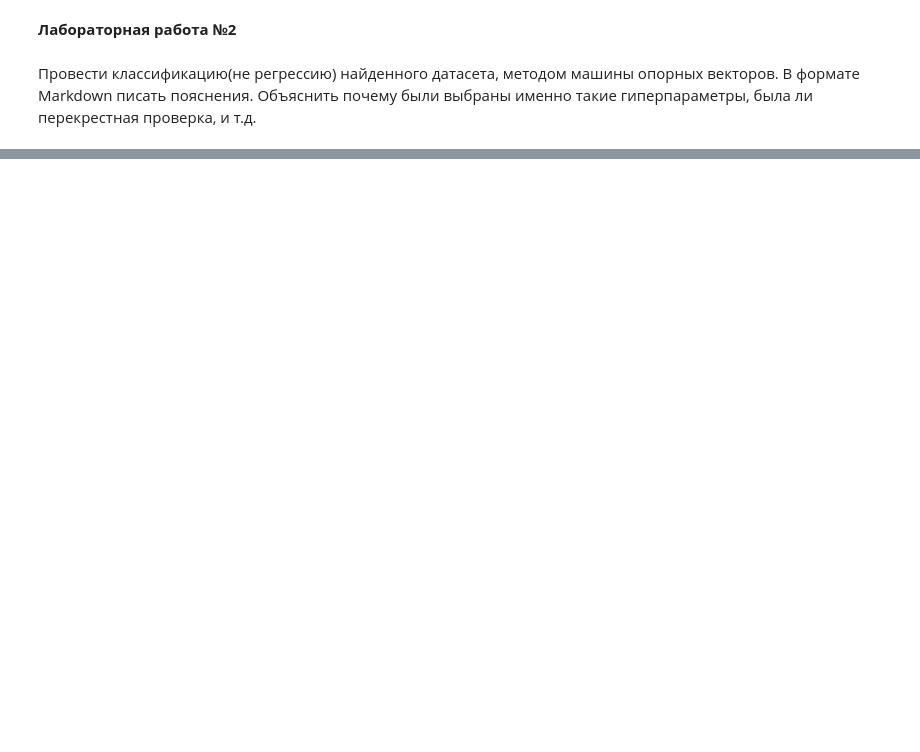
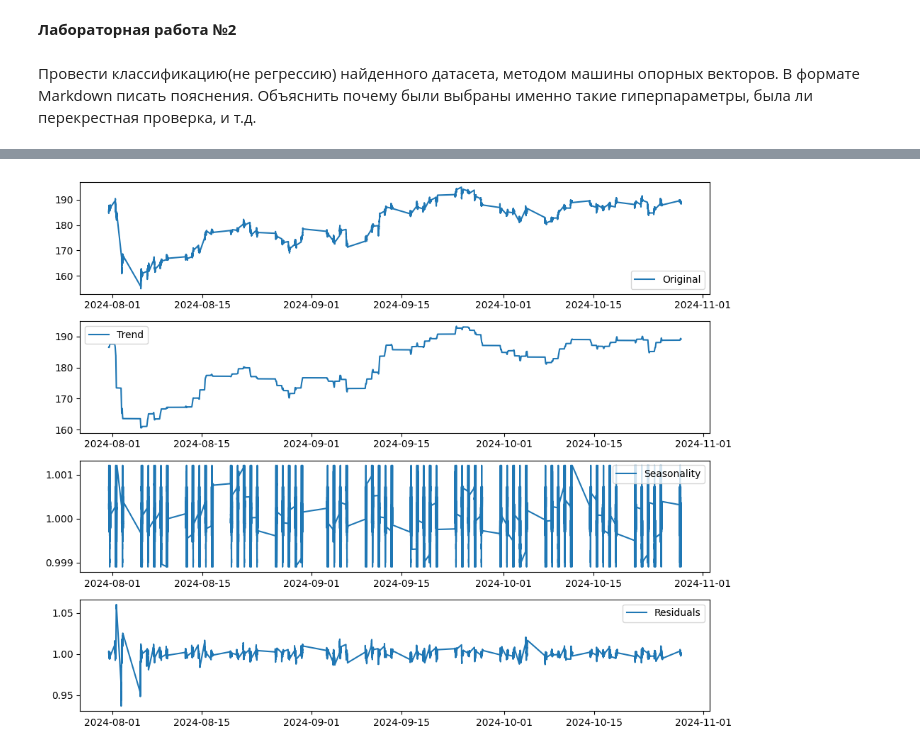
Before and after one commit to keysenelvial/dinam, a Jupyter notebook: dinam2.ipynb, the cells around one changed output, grey strips where cells are left out. Saved outputs shown, nothing was run; the diff lists cells and outputs as text; code cells hidden in the pictures; blank space fills up the shorter version.

```diff
--- a/dinam2.ipynb
+++ b/dinam2.ipynb
@@ -110,0 +43,10 @@ Categories (4, interval[float64, right]): [(-0.001, 4.304] < (4.304, 4.7] < (4.7
+# %%
+# Загрузка и предобработка данных
+data = pd.read_csv("/content/drive/MyDrive/AMZN.csv", sep=";", header=None, names=["DATE", "TIME", "OPEN", "HIGH", "LOW", "CLOSE", "VOL"])
+data['DATETIME'] = pd.to_datetime(data['DATE'].astype(str) + data['TIME'].astype(str), format='%y%m%d%H%M%S')
+data.sort_values(by="DATETIME", inplace=True)
+data.set_index("DATETIME", inplace=True)
+
+# Выбираем только цены закрытия для анализа
+ts = data['CLOSE']
+print(ts.head())
@@ -110,0 +61,25 @@ Categories (4, interval[float64, right]): [(-0.001, 4.304] < (4.304, 4.7] < (4.7
+# %%
+# Декомпозиция временного ряда
+decomposition = seasonal_decompose(ts, model='multiplicative', period=252)  # Период 252 для дневных данных, предполагая годовой цикл
+trend = decomposition.trend
+seasonal = decomposition.seasonal
+residual = decomposition.resid
+
+# Визуализация декомпозиции
+plt.figure(figsize=(10, 8))
+plt.subplot(4, 1, 1)
+plt.plot(ts, label='Original')
+plt.legend(loc='best')
+plt.subplot(4, 1, 2)
+plt.plot(trend, label='Trend')
+plt.legend(loc='best')
+plt.subplot(4, 1, 3)
+plt.plot(seasonal, label='Seasonality')
+plt.legend(loc='best')
+plt.subplot(4, 1, 4)
+plt.plot(residual, label='Residuals')
+plt.legend(loc='best')
+plt.tight_layout()
+plt.show()
+# %% [output]
+[figure, added]
```
Also changed, not shown: parts of 13 cells of this notebook.
